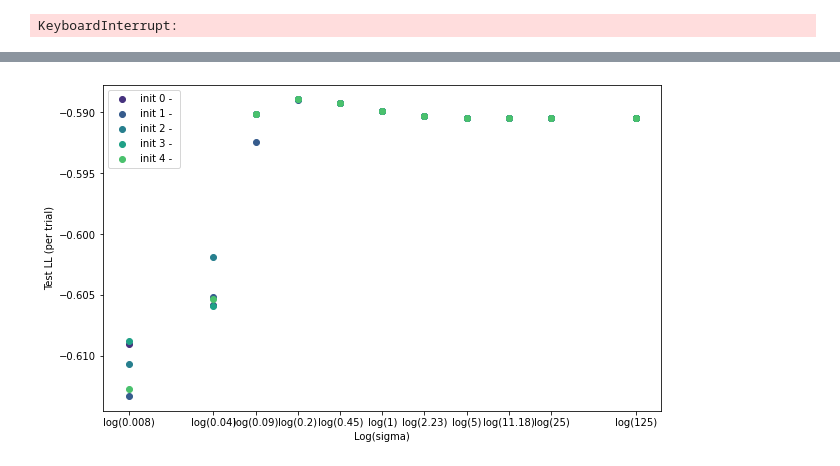
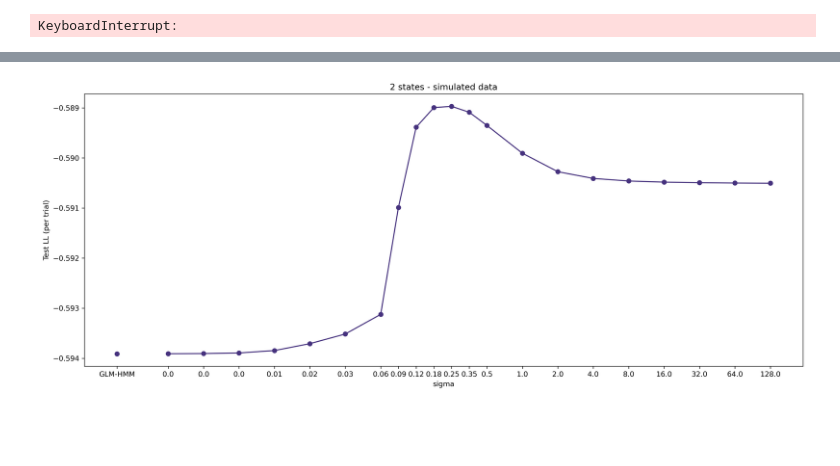
Before and after one commit to lenca56/Pillow_dGLM-HMM, a Jupyter notebook: code/Checking_two_state.ipynb, the cells around one changed output, grey strips where cells are left out. Saved outputs shown, nothing was run; the diff lists cells and outputs as text; code cells hidden in the pictures; blank space fills up the shorter version.

```diff
--- a/code/Checking_two_state.ipynb
+++ b/code/Checking_two_state.ipynb
@@ -218,8 +222,8 @@ for init in range(0,5):
-# %%
-testLl = evaluate_multiple_sigmas(N,K,D,C, trainSessInd=sessInd, testSessInd=testSessInd, sigmaList=[0.008,0.04,0.09,0.2,0.45,1,2.23,5,11.18,25,125], modelType='constant-drift', save=True)
-
-sigmaList = [0.008,0.04,0.09,0.2,0.45,1,2.23,5,11.18,25,125]
-fig, axes = plt.subplots(1, figsize = (10,6))
-sigma_testLl_plot(sigmaList=sigmaList, testLl=testLl, axes=axes, title='', label='', save_fig=False)
-# %% [output]
-[figure, removed]
+# %%
+sigmaList = [0] + [2**x for x in list(np.arange(-10,-4,1,dtype=float))] + [2**x for x in list(np.arange(-4,-1,0.5,dtype=float))] + [2**x for x in list(np.arange(-1,8,1,dtype=float))]
+testLl = evaluate_multiple_sigmas(N,K,D,C, trainSessInd=sessInd, testSessInd=testSessInd, sigmaList = sigmaList, modelType='constant-drift', save=True)
+
+fig, axes = plt.subplots(1, figsize = (18,7), dpi=300)
+sigma_testLl_plot(sigmaList=sigmaList, testLl=testLl, axes=axes, title='2 states - simulated data', label='', save_fig=True)
+# %% [output]
+[figure, added]
```
Also changed, not shown: parts of 6 cells of this notebook, 6 other files.
